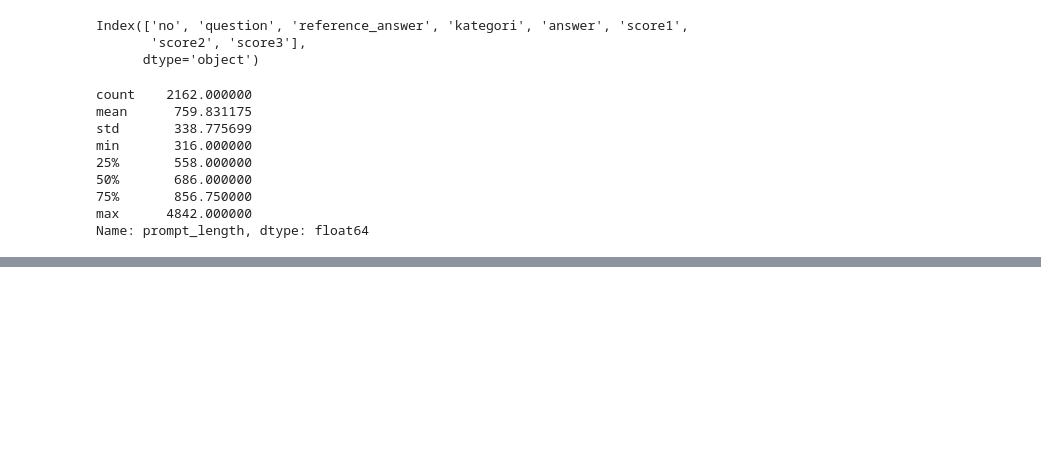
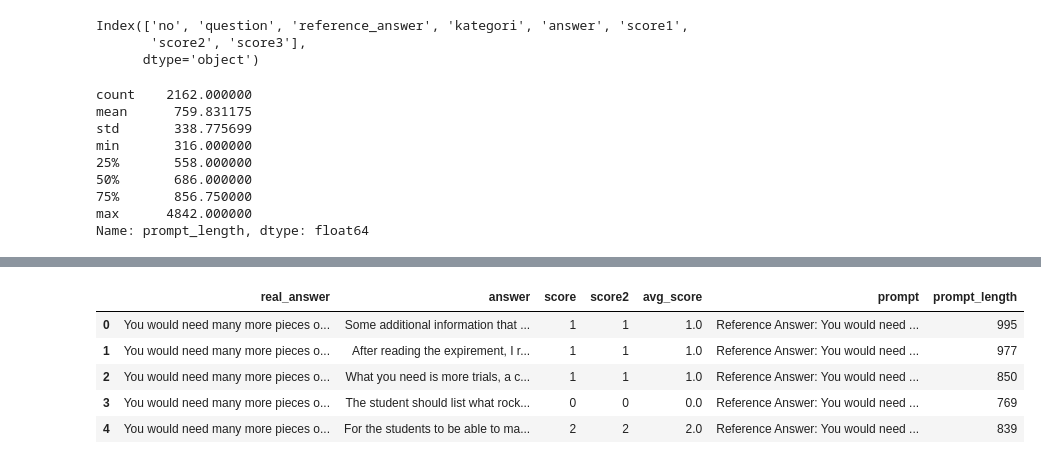
Before and after one commit to bwbayu/llm_aes, a Jupyter notebook: praproses_data.ipynb, the cells around one changed output, grey strips where cells are left out. Saved outputs shown, nothing was run; the diff lists cells and outputs as text; code cells hidden in the pictures; blank space fills up the shorter version.

```diff
--- a/praproses_data.ipynb
+++ b/praproses_data.ipynb
@@ -103,0 +118,4 @@ Name: prompt_length, dtype: float64
+# %%
+asap_df = pd.read_excel("dataset/asap.xlsx")
+asap_df = asap_df.drop(columns=['id', 'dataset', 'question_id', 'question', 'correct'])
+asap_df.head()
@@ -103,0 +129,17 @@ Name: prompt_length, dtype: float64
+# %%
+asap_df['avg_score'] = asap_df[['score', 'score2']].mean(axis=1).round(0)
+asap_df['prompt'] = (
+    "Reference Answer: " + asap_df['real_answer'] + "\n"
+    "Student Answer: " + asap_df['answer'] + "\n"
+    "Grading Rubric: 0-3 (where 0 is the lowest score and 3 is the highest).\n"
+    "Scores given by experts: " + str(asap_df['avg_score'])
+)
+asap_df['prompt_length'] = asap_df['prompt'].apply(len)
+asap_df.head()
+# %% [output]
+|  | real_answer | answer | score | score2 | avg_score | prompt | prompt_length |
+| 0 | You would need many more pieces o... | Some additional information that ... | 1 | 1 | 1.0 | Reference Answer: You would need ... | 995 |
+| 1 | You would need many more pieces o... | After reading the expirement, I r... | 1 | 1 | 1.0 | Reference Answer: You would need ... | 977 |
+| 2 | You would need many more pieces o... | What you need is more trials, a c... | 1 | 1 | 1.0 | Reference Answer: You would need ... | 850 |
+| 3 | You would need many more pieces o... | The student should list what rock... | 0 | 0 | 0.0 | Reference Answer: You would need ... | 769 |
+| 4 | You would need many more pieces o... | For the students to be able to ma... | 2 | 2 | 2.0 | Reference Answer: You would need ... | 839 |
```
Also changed, not shown: parts of 23 cells of this notebook.
